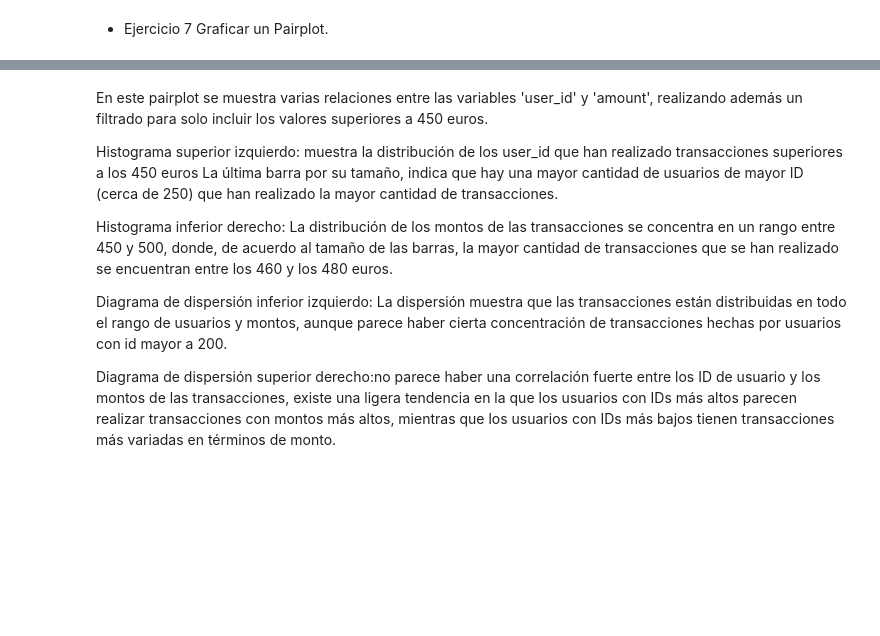
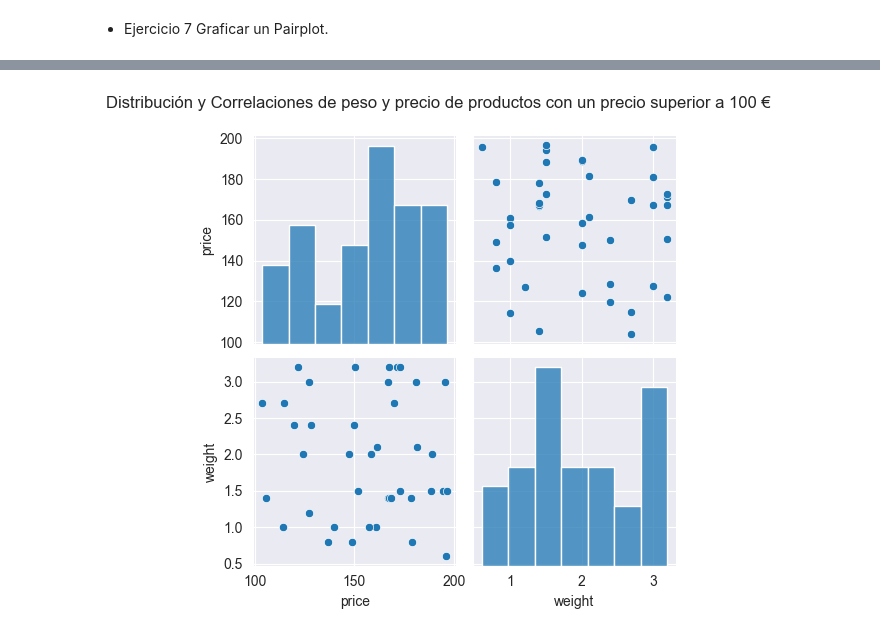
Before and after one commit to solwassie/itacad8voSprint, a Jupyter notebook: 8.1/SPRINT 8.1.ipynb, the cells around one changed output, grey strips where cells are left out. Saved outputs shown, nothing was run; the diff lists cells and outputs as text; code cells hidden in the pictures; blank space fills up the shorter version.

```diff
--- a/8.1/SPRINT 8.1.ipynb
+++ b/8.1/SPRINT 8.1.ipynb
@@ -574,12 +569,10 @@ plt.show()
-# %% [markdown]
-En este pairplot se muestra varias relaciones entre las variables 'user_id' y 'amount', realizando además un filtrado para solo incluir los valores superiores a 450 euros.
-
-Histograma superior izquierdo: muestra  la distribución de los user_id que han realizado transacciones superiores a los 450 euros
-La última barra por su tamaño, indica que hay una mayor cantidad de usuarios de mayor ID (cerca de 250) que han realizado la mayor cantidad de transacciones.
-
-Histograma inferior derecho:
-La distribución de los montos de las transacciones se concentra en un rango entre 450 y 500, donde, de acuerdo al tamaño de las barras, la mayor cantidad de transacciones que se han realizado se encuentran entre los 460 y los 480 euros.
-
-Diagrama de dispersión inferior izquierdo: La dispersión muestra que las transacciones están distribuidas en todo el rango de usuarios y montos, aunque parece haber cierta concentración de transacciones hechas por usuarios con id mayor a 200.
-
-Diagrama de dispersión superior derecho:no parece haber una correlación fuerte entre los ID de usuario y los montos de las transacciones, existe una ligera tendencia en la que los usuarios con IDs más altos parecen realizar transacciones con montos más altos, mientras que los usuarios con IDs más bajos tienen transacciones más variadas en términos de monto.
+# %%
+pair= sns.pairplot(prod_df.query('price > 100'),
+                  vars= ["price", "weight"])
+
+pair.figure.suptitle('Distribución y Correlaciones de peso y precio de productos con un precio superior a 100 €', y=1.05)
+
+
+plt.show()
+# %% [output]
+[figure, added]
```
Also changed, not shown: parts of 6 cells of this notebook, 5 other files.
